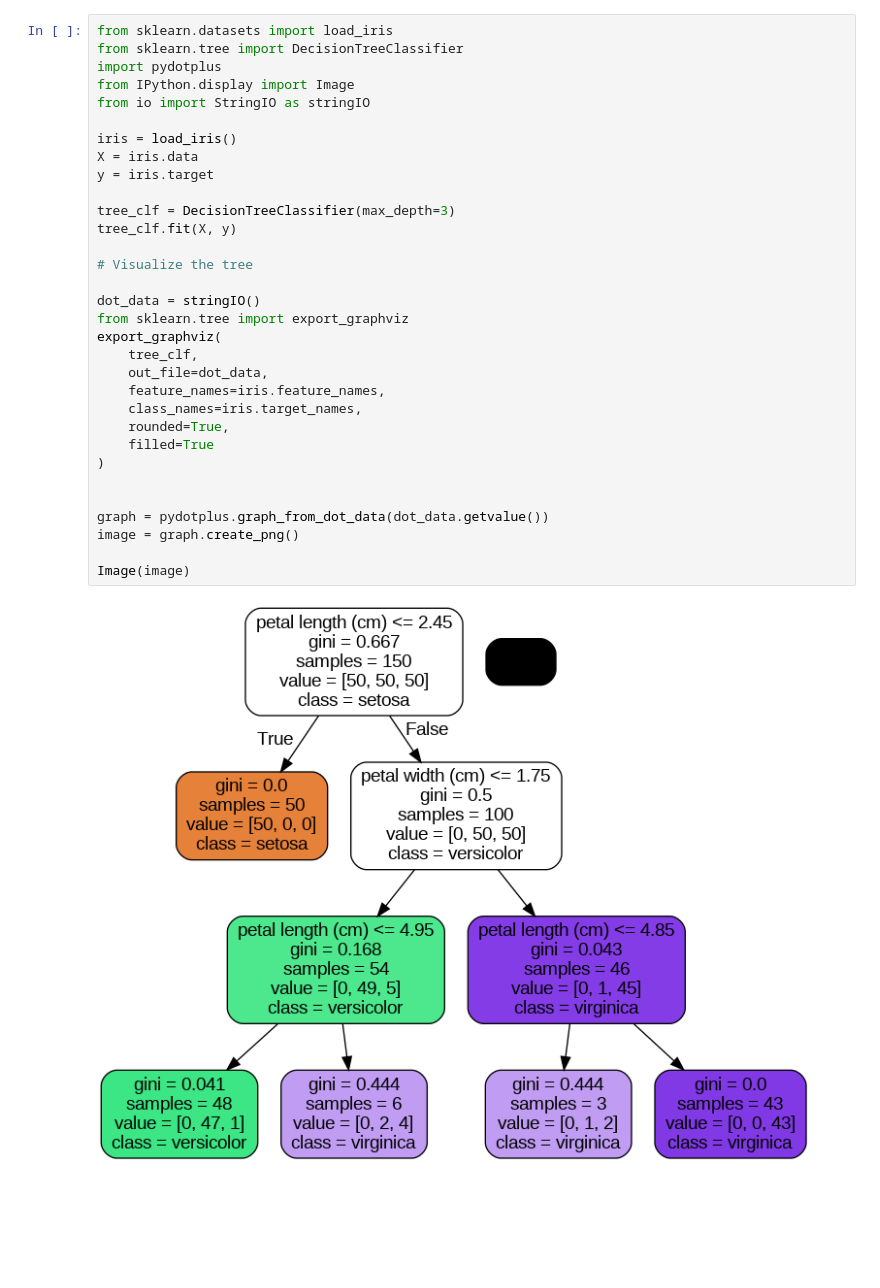
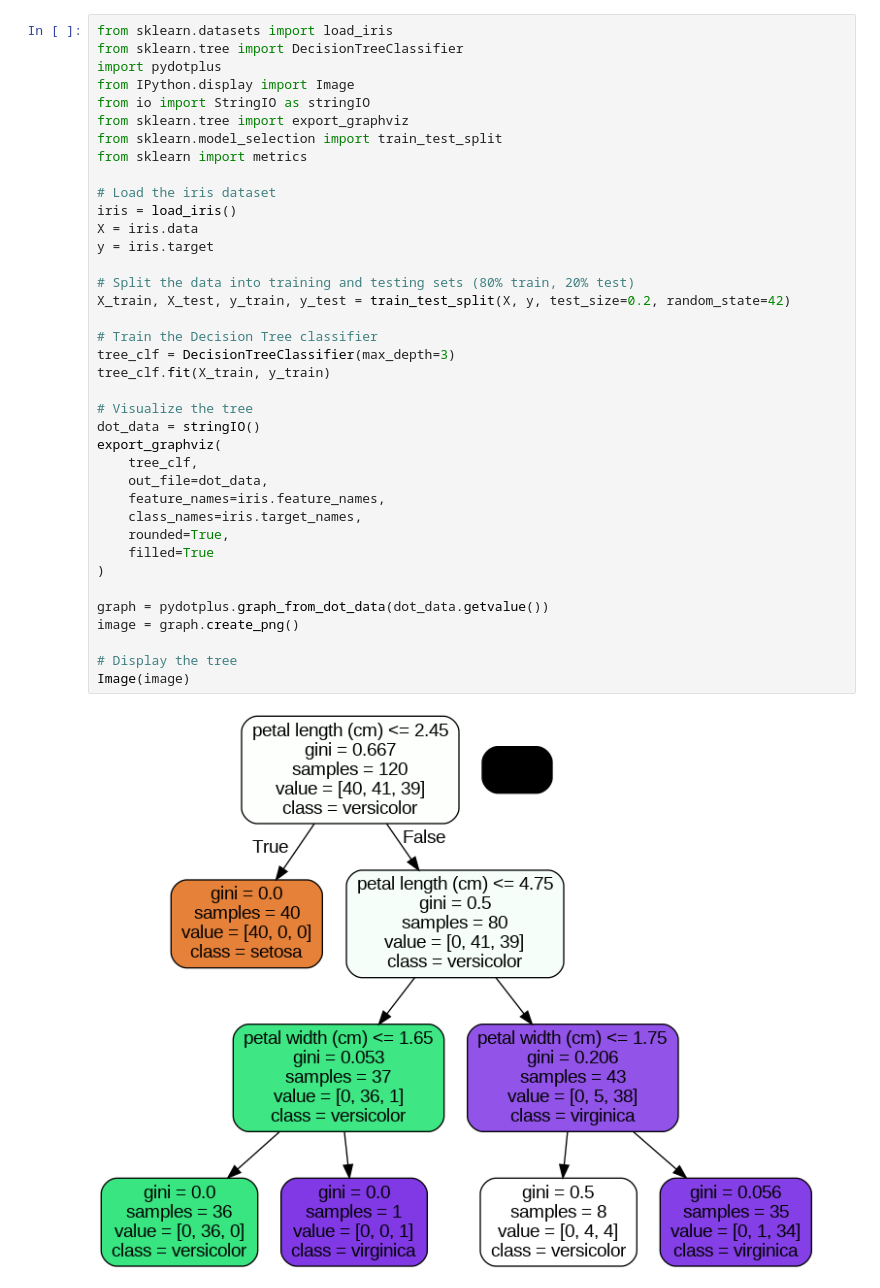
Before and after one commit to shivani-202/Machine-Learning, a Jupyter notebook: irisclassification.ipynb, the cells around one changed output. Drawn from its saved outputs; the diff is of its cells as text; blank space fills up the shorter version.

```diff
--- a/irisclassification.ipynb
+++ b/irisclassification.ipynb
@@ -3,34 +3,40 @@
 # %%
 from sklearn.datasets import load_iris
 from sklearn.tree import DecisionTreeClassifier
 import pydotplus
 from IPython.display import Image
 from io import StringIO as stringIO
+from sklearn.tree import export_graphviz
+from sklearn.model_selection import train_test_split
+from sklearn import metrics
 
+# Load the iris dataset
 iris = load_iris()
 X = iris.data
 y = iris.target
 
+# Split the data into training and testing sets (80% train, 20% test)
+X_train, X_test, y_train, y_test = train_test_split(X, y, test_size=0.2, random_state=42)
+
+# Train the Decision Tree classifier
 tree_clf = DecisionTreeClassifier(max_depth=3)
-tree_clf.fit(X, y)
+tree_clf.fit(X_train, y_train)
 
 # Visualize the tree
-
 dot_data = stringIO()
-from sklearn.tree import export_graphviz
 export_graphviz(
     tree_clf,
     out_file=dot_data,
     feature_names=iris.feature_names,
     class_names=iris.target_names,
     rounded=True,
     filled=True
 )
 
-
 graph = pydotplus.graph_from_dot_data(dot_data.getvalue())
 image = graph.create_png()
 
+# Display the tree
 Image(image)
 # %% [output]
-[figure, old version]
+[figure, new version]
```
Also changed, not shown: parts of 1 cell of this notebook.
